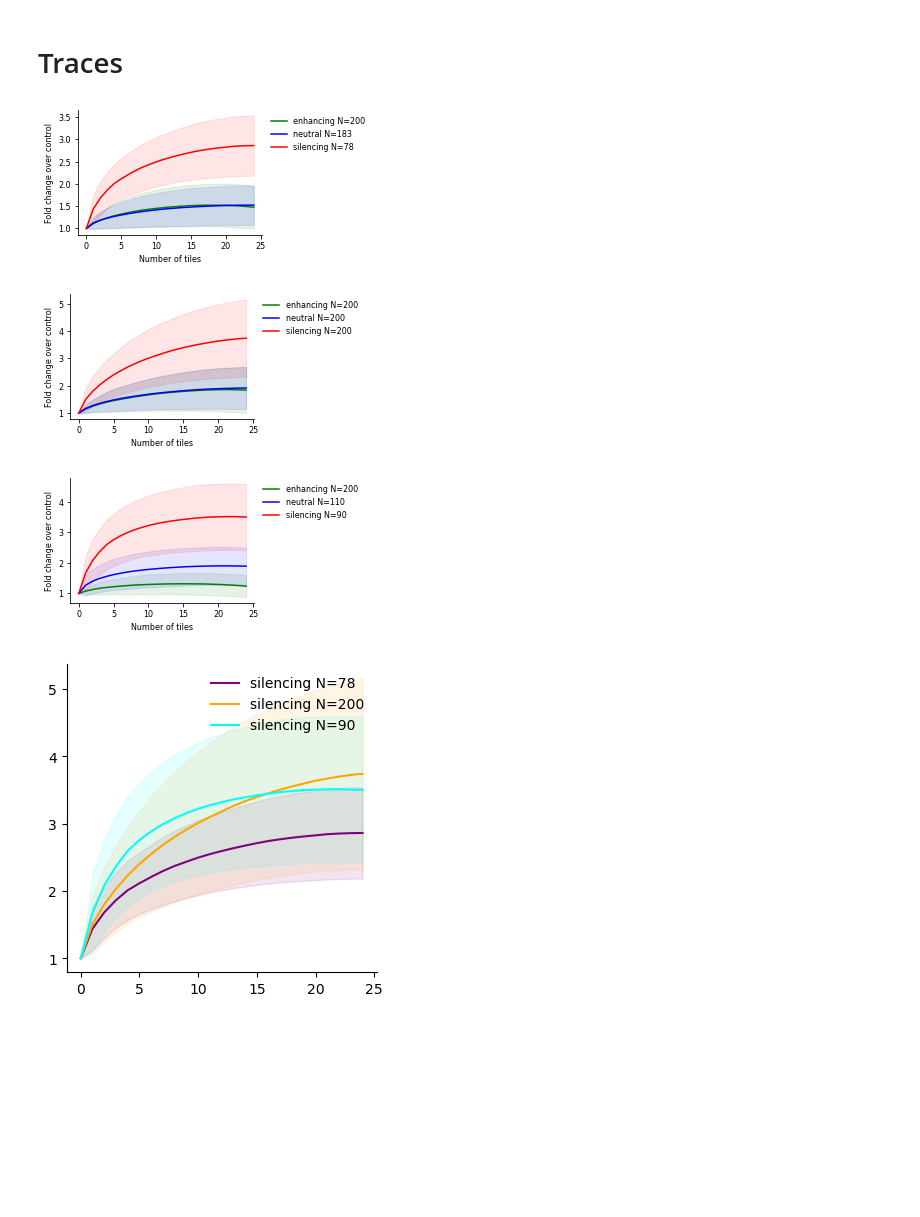
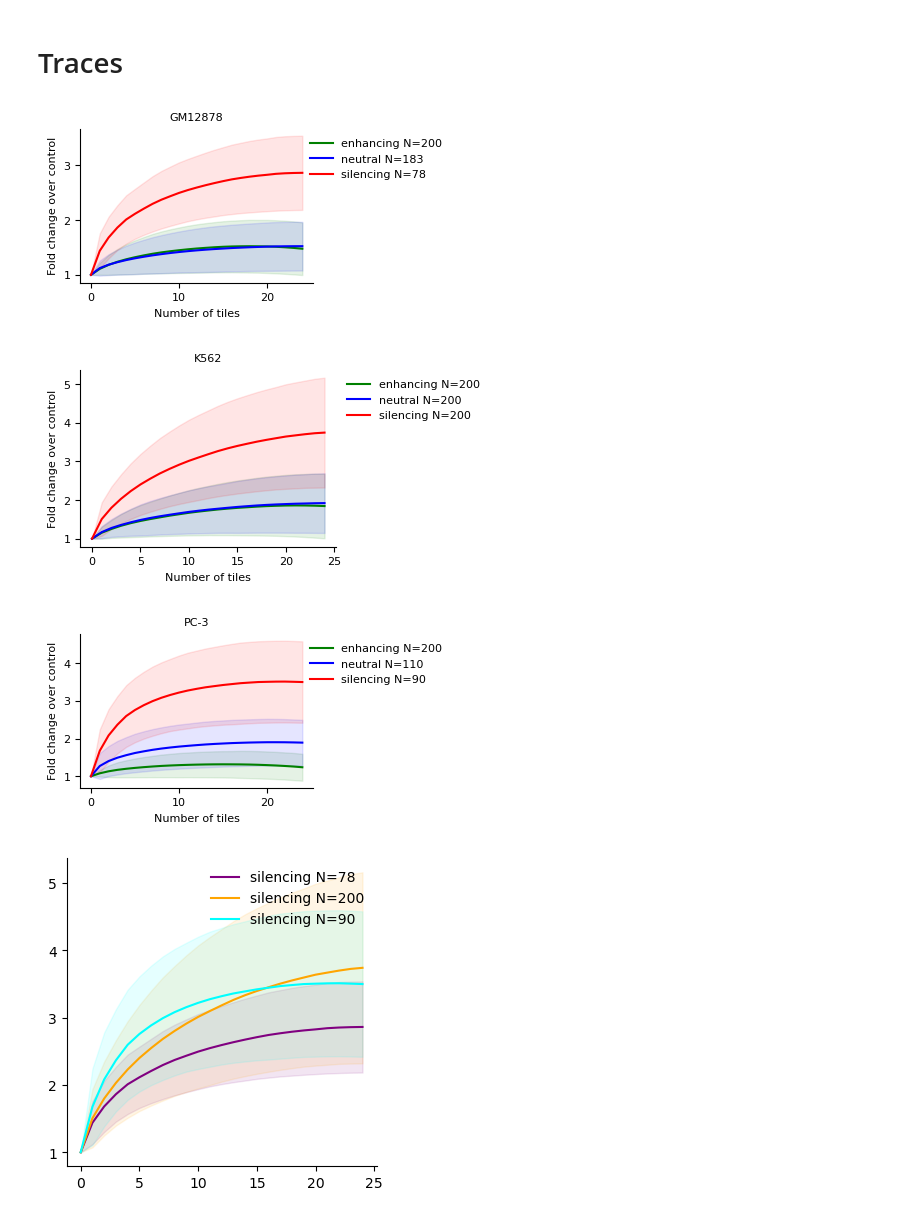
Before and after one commit to p-koo/creme-nn, a Jupyter notebook: figures/silencer_greedy_search.ipynb, the cells around one changed output. Saved outputs shown, nothing was run; the diff lists cells and outputs as text; code cells hidden in the pictures; blank space fills up the shorter version.

```diff
--- a/figures/silencer_greedy_search.ipynb
+++ b/figures/silencer_greedy_search.ipynb
@@ -30,6 +33,8 @@ pdf_dir
 # %% [output]
 'pdfs/higher_order_test/max/'
 # %%
+fontsize = 8
+
 for (context, cell_line), context_maps in location_maps.groupby(['context', 'cell_line']):
 
     v = context_maps['tile_selected'].values.reshape((context_maps.shape[0]//38, 38))
@@ -41,7 +46,8 @@ for (context, cell_line), context_maps in location_maps.groupby(['context', 'cel
     g = sns.jointplot(data=df, x='position', y='sequence', kind='hist', bins=(D, H))
     g.ax_marg_y.cla()
     g.ax_marg_x.cla()
-    sns.heatmap(data=df['Selected'].to_numpy().reshape(D, H).T.astype('float'), edgecolor="none", linewidth=0, yticklabels=False, xticklabels=False, ax=g.ax_joint, cbar=False, cmap='Purples')
+    sns.heatmap(data=df['Selected'].to_numpy().reshape(D, H).T.astype('float'), edgecolor="none", rasterized=True,
+                linewidth=0, yticklabels=False, ax=g.ax_joint, cbar=False, cmap='Purples')
 
     # g.ax_marg_y.barh(np.arange(0.5, H), df.groupby(['hour'])['Cost Dif.'].sum().to_numpy(), color='navy')
     g.ax_marg_x.bar(np.arange(0.5, D), df.groupby(['position'])['Selected'].sum().to_numpy(), color='purple')
@@ -61,7 +67,12 @@ for (context, cell_line), context_maps in location_maps.groupby(['context', 'cel
     g.fig.set_size_inches(3.3, 3.8)  # jointplot creates its own figure, the size can only be changed afterwards
     # g.fig.subplots_adjust(hspace=0.3) # optionally more space for the tick labels
     g.fig.subplots_adjust(hspace=0.05, wspace=0.02)  # less spaced needed when there are no tick labels
+    g.fig.suptitle(f'{cell_line} | {context} context', fontsize=fontsize)
+
     #g.fig.suptitle(f'{cell_line} {context}')
+    plt.xticks([])
+    plt.ylabel('Gene loci', fontsize=fontsize)
+    plt.xlabel('Tile positions (5 kb)', fontsize=fontsize)
     plt.tight_layout()
 
     plt.savefig(f'{pdf_dir}/silencer_distribution_{cell_line}_{context}.pdf')
@@ -83,33 +94,39 @@ all_traces = pd.read_csv(f'{summary_csv_dir}/{optimization_name}_traces.csv', in
 # %%
 fontsize=8
 color_map = {'enhancing': 'g', 'neutral':'b', 'silencing':'r'}
 for (cell_line), all_context_data in all_traces.groupby('cell_line'):
 
-    fig, ax = plt.subplots(1, 1, figsize=[3.3,2.3])
+    if cell_line == 'K562':
+        fig, ax = plt.subplots(1, 1, figsize=[3.3,2.3])
+    else:
+        fig, ax = plt.subplots(1, 1, figsize=[3, 2])
+
     for context, data in all_context_data.groupby('context'):
         data = data['trace'].values.reshape((data.shape[0]//N_iters, N_iters))
 
         mean = data.mean(axis=0)
         std = data.std(axis=0)
         color = color_map[context]
         ax.plot(mean, c=color, alpha=1, label=f'{context} N={data.shape[0]}')
         ax.fill_between(range(data.shape[1]), mean-std, mean+std, alpha=0.1, color=color)
 
     plt.legend(frameon=False, bbox_to_anchor=[1.6,1], fontsize=fontsize)
     ax.spines['top'].set_visible(False)
     ax.spines['right'].set_visible(False)
 
     plt.setp(ax.get_xticklabels(), fontsize=fontsize)
     plt.setp(ax.get_yticklabels(), fontsize=fontsize)
     plt.yticks(fontsize=fontsize)
     plt.xticks(fontsize=fontsize)
+    plt.title(cell_line, fontsize=fontsize)
+
     plt.xlabel('Number of tiles', fontsize=fontsize)
     plt.ylabel('Fold change over control', fontsize=fontsize)
-    fig.savefig(f'{pdf_dir}/{cell_line}_silencer_search.pdf')
+    fig.savefig(f'{pdf_dir}/{cell_line}_silencer_search.pdf', bbox_inches='tight')
 # %% [output]
-[figure, old version]
+[figure, new version]
-[figure, old version]
+[figure, new version]
-[figure, old version]
+[figure, new version]
 # %%
 fig, ax = plt.subplots(1, 1, figsize=[4,4])
 colors = ['purple', 'orange', 'cyan']
```
Also changed, not shown: parts of 14 cells of this notebook, 4 other files.
